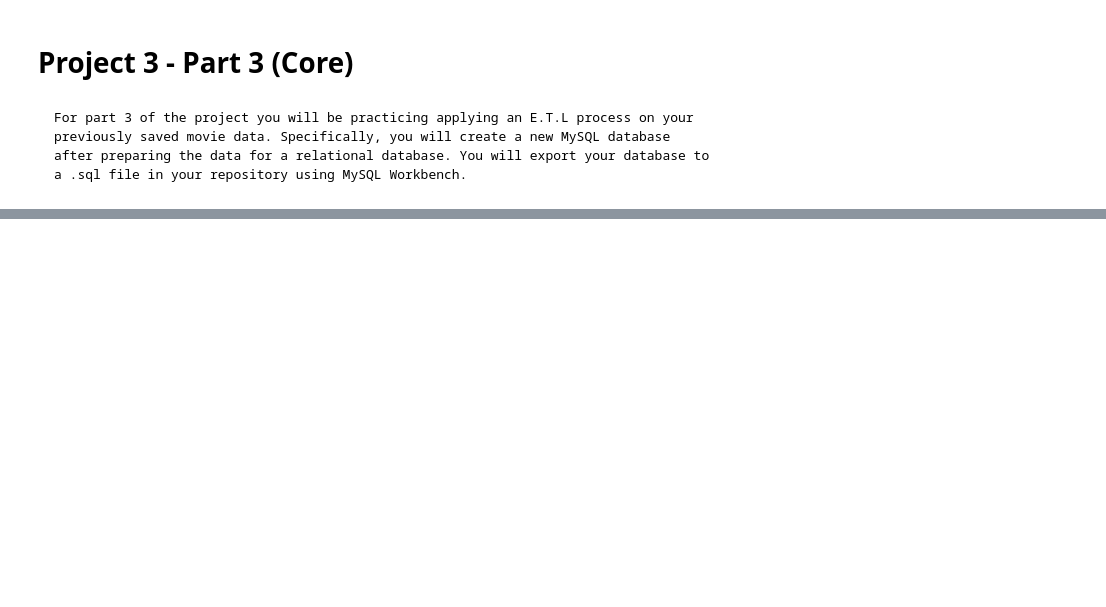
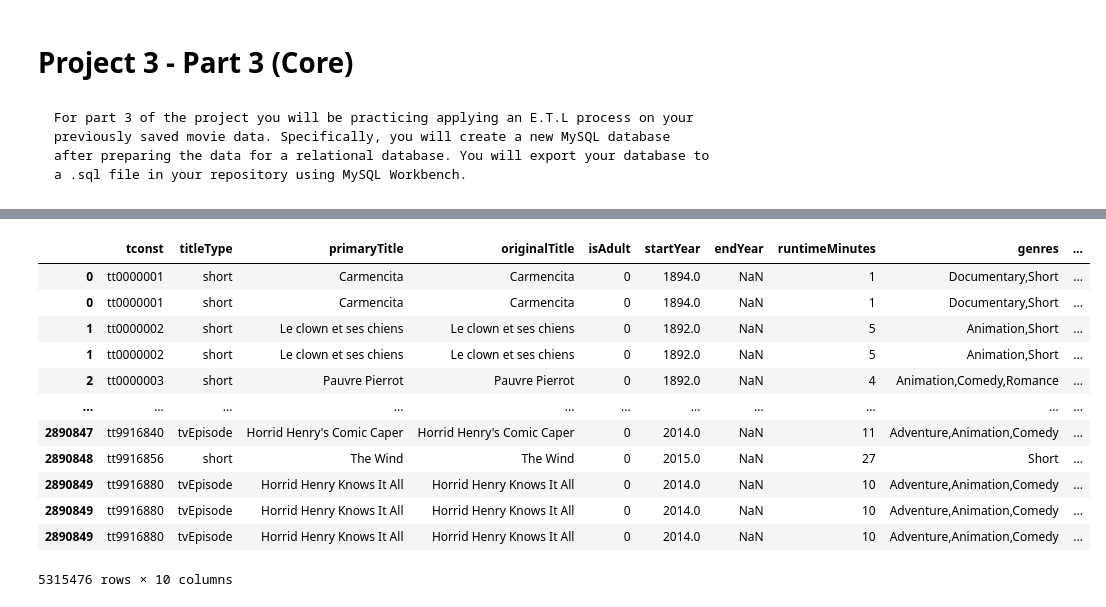
Before and after one commit to valmazan/Project-3-Part-3-r, a Jupyter notebook: Project 3 Part 3.ipynb, the cells around one changed output, grey strips where cells are left out. Drawn from its saved outputs; the diff is of its cells as text; code cells hidden in the pictures; blank space fills up the shorter version.

```diff
--- a/Project 3 Part 3.ipynb
+++ b/Project 3 Part 3.ipynb
@@ -4,0 +190,17 @@
+# %%
+exploded_genres = df_basics_cleaned.explode('genres_split')
+exploded_genres
+# %% [output]
+|  | tconst | titleType | primaryTitle | originalTitle | isAdult | startYear | endYear | runtimeMinutes | genres | ... |
+| 0 | tt0000001 | short | Carmencita | Carmencita | 0 | 1894.0 | NaN | 1 | Documentary,Short | ... |
+| 0 | tt0000001 | short | Carmencita | Carmencita | 0 | 1894.0 | NaN | 1 | Documentary,Short | ... |
+| 1 | tt0000002 | short | Le clown et ses chiens | Le clown et ses chiens | 0 | 1892.0 | NaN | 5 | Animation,Short | ... |
+| 1 | tt0000002 | short | Le clown et ses chiens | Le clown et ses chiens | 0 | 1892.0 | NaN | 5 | Animation,Short | ... |
+| 2 | tt0000003 | short | Pauvre Pierrot | Pauvre Pierrot | 0 | 1892.0 | NaN | 4 | Animation,Comedy,Romance | ... |
+| ... | ... | ... | ... | ... | ... | ... | ... | ... | ... | ... |
+| 2890847 | tt9916840 | tvEpisode | Horrid Henry's Comic Caper | Horrid Henry's Comic Caper | 0 | 2014.0 | NaN | 11 | Adventure,Animation,Comedy | ... |
+| 2890848 | tt9916856 | short | The Wind | The Wind | 0 | 2015.0 | NaN | 27 | Short | ... |
+| 2890849 | tt9916880 | tvEpisode | Horrid Henry Knows It All | Horrid Henry Knows It All | 0 | 2014.0 | NaN | 10 | Adventure,Animation,Comedy | ... |
+| 2890849 | tt9916880 | tvEpisode | Horrid Henry Knows It All | Horrid Henry Knows It All | 0 | 2014.0 | NaN | 10 | Adventure,Animation,Comedy | ... |
+| 2890849 | tt9916880 | tvEpisode | Horrid Henry Knows It All | Horrid Henry Knows It All | 0 | 2014.0 | NaN | 10 | Adventure,Animation,Comedy | ... |
+5315476 rows × 10 columns
```
Also changed, not shown: parts of 14 cells of this notebook, 4 other files.
